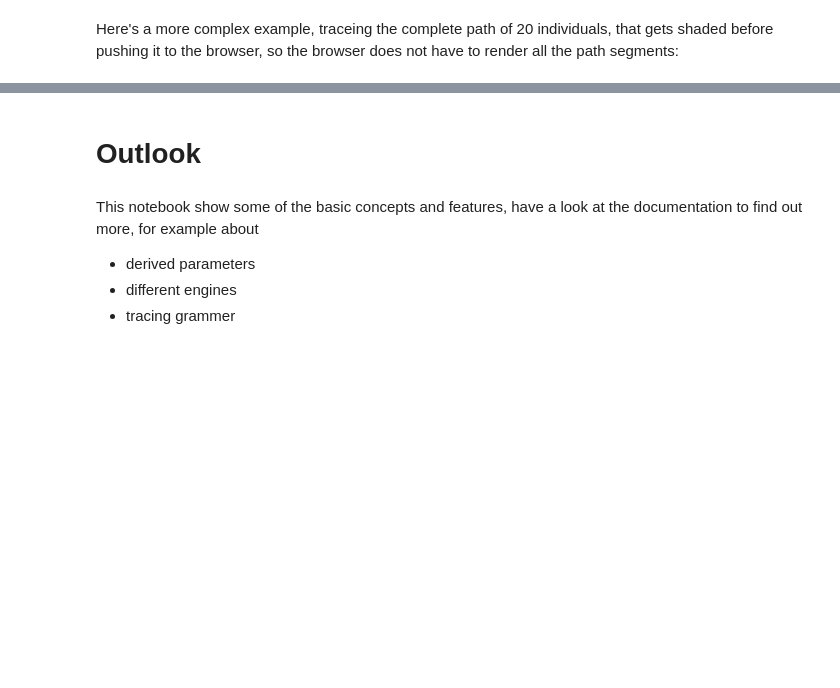
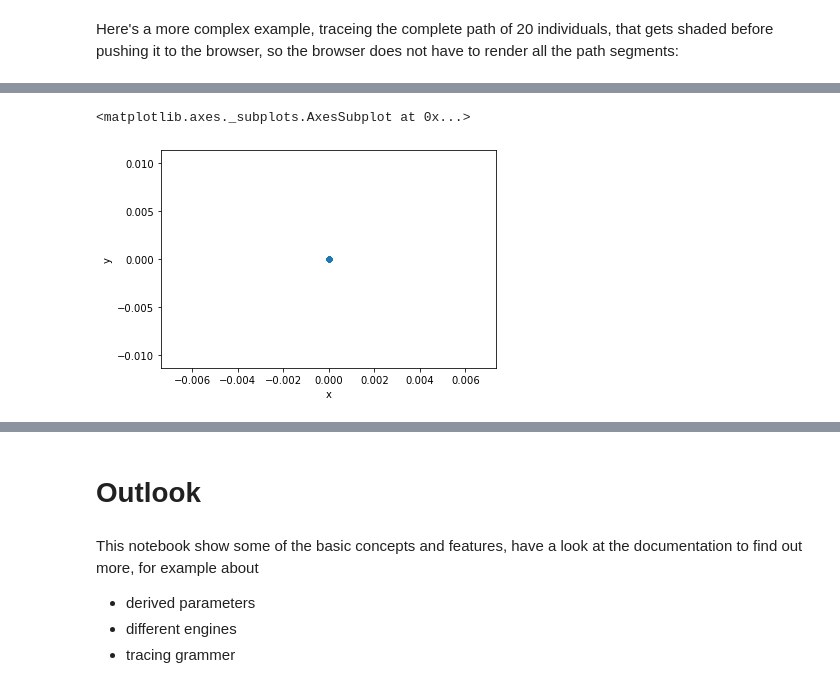
Before and after one commit to gameduell/simcompyl, a Jupyter notebook: examples/walk/Walk.ipynb, the cells around one changed output, grey strips where cells are left out. Cells and saved outputs as stored; diff of their text form; code cells hidden in the pictures; blank space fills up the shorter version.

```diff
--- a/examples/walk/Walk.ipynb
+++ b/examples/walk/Walk.ipynb
@@ -191,0 +247,12 @@ Wall time: 46.4 s
+# %%
+class Error(walk.Walk):
+    @sim.step
+    def walk(self):
+        _walk = super().walk
+
+        def swap(params, state):
+            return _walk(state, params)
+        return swap
+
+model = Error()
+alloc = walk.Simulation() + walk.BasicDistance()
@@ -191,0 +261,3 @@ Wall time: 46.4 s
+# %%
+default = sim.Execution(model, alloc)
+out = default.run()
@@ -191,0 +284,5 @@ Wall time: 46.4 s
+# %%
+out.plot.scatter('x', 'y', alpha=.1)
+# %% [output]
+<matplotlib.axes._subplots.AxesSubplot at 0x...>
+[figure, added]
```
Also changed, not shown: parts of 13 cells of this notebook, 3 other files.
